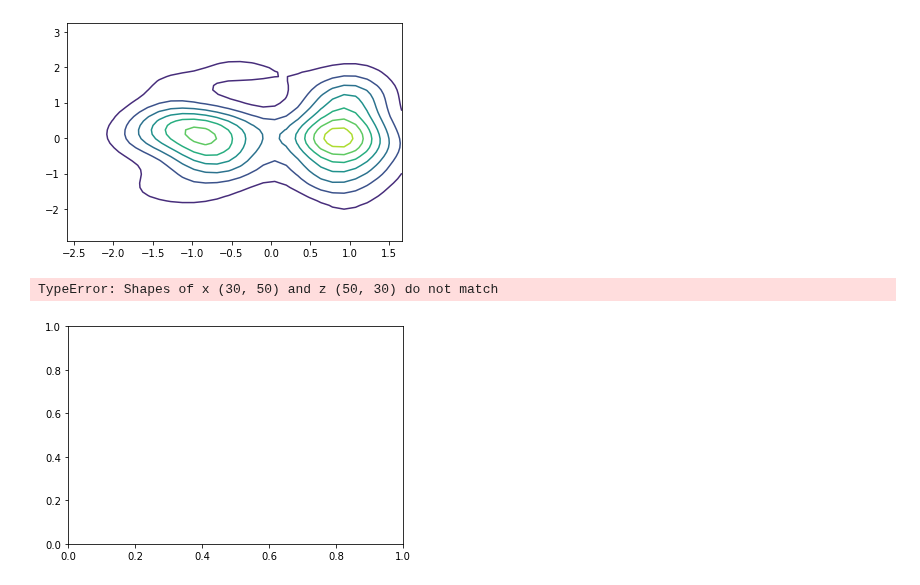
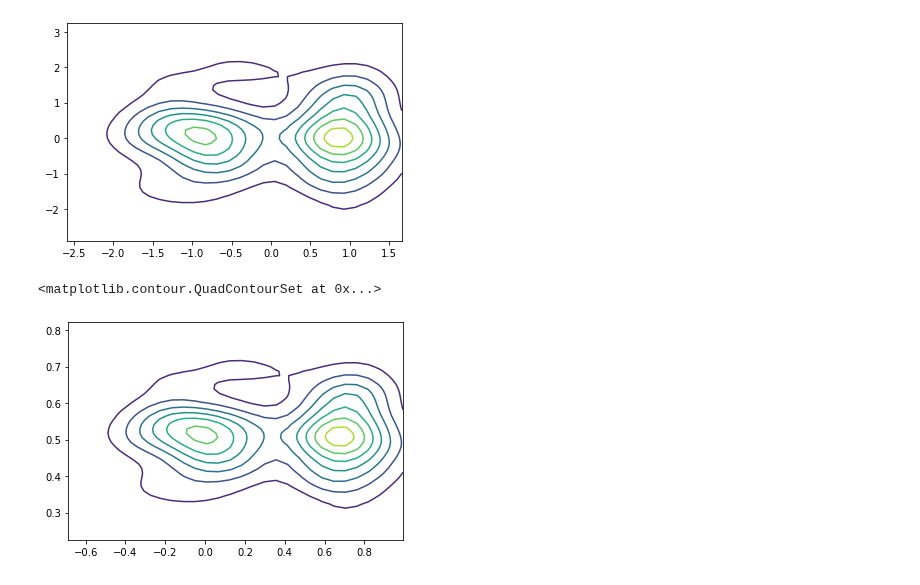
Before and after one commit to fjbautistas/kde_example, a Jupyter notebook: 3D.ipynb, the cells around one changed output. Saved outputs shown, nothing was run; the diff lists cells and outputs as text; code cells hidden in the pictures.

```diff
--- a/3D.ipynb
+++ b/3D.ipynb
@@ -196,10 +196,10 @@ plt.contour(Xp,Yp,pdf.sum(axis=2))
 # %%
 Xo, Yo = np.meshgrid(z_g, z_g2)
 # %%
-plt.contour(Xo.T,Yo.T,pdf.sum(axis=2))
+plt.contour(Xo,Yo,pdf.sum(axis=2))
 # %% [output]
-TypeError: Shapes of x (30, 50) and z (50, 30) do not match
+<matplotlib.contour.QuadContourSet at 0x...>
-[figure, old version]
+[figure, new version]
 # %%
 priory = stats.norm.pdf(z_g2,0.55,0.005)
 # %%
```
Also changed, not shown: parts of 28 cells of this notebook, 1 other file.
